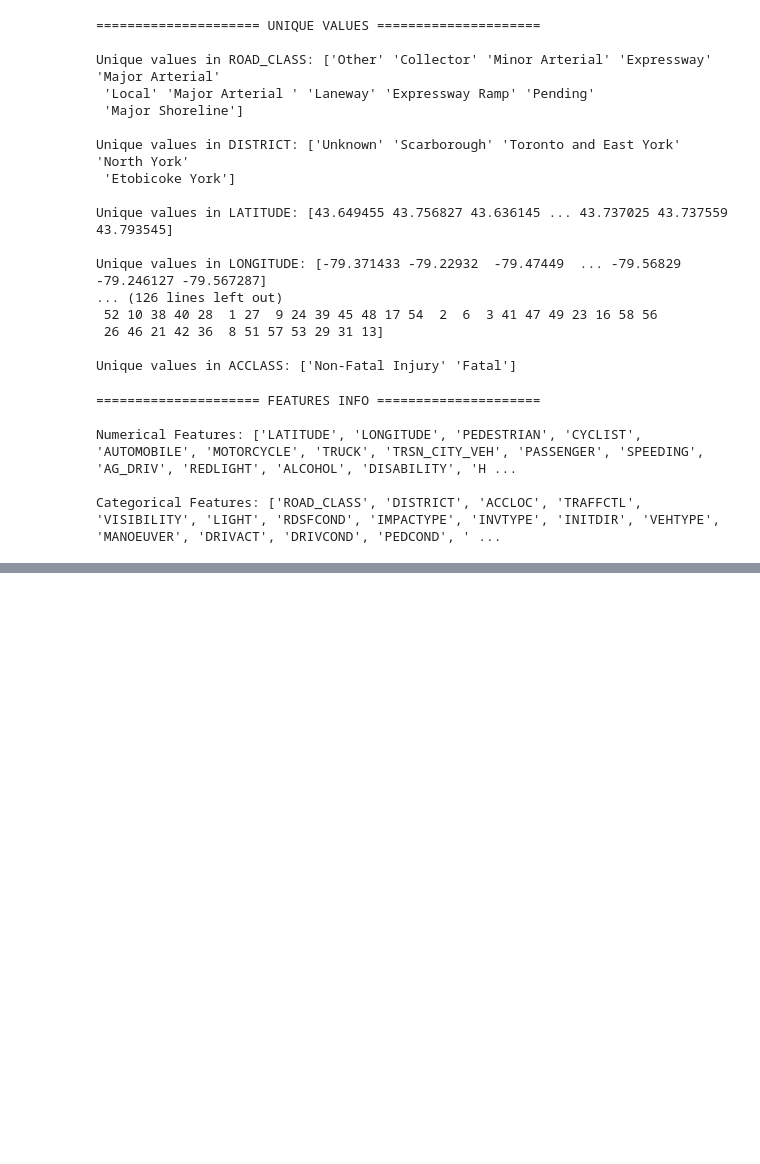
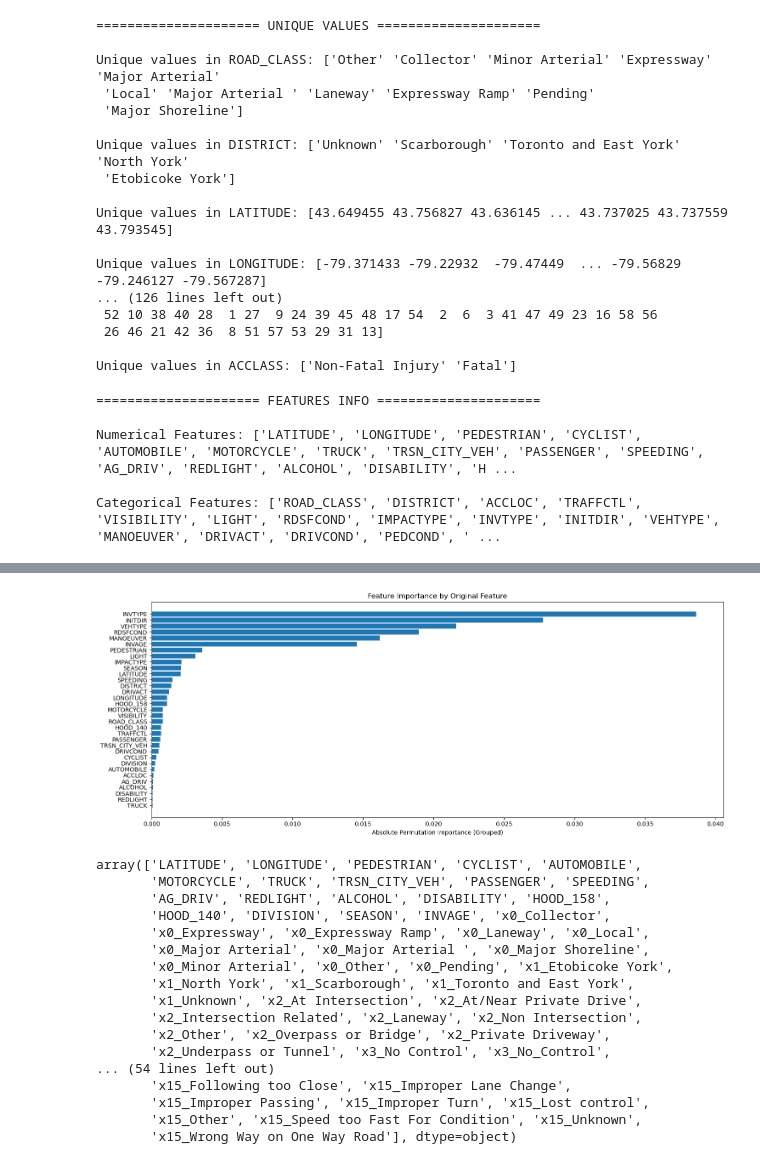
Before and after one commit to jdacenca/toronto-accident-prediction, a Jupyter notebook: SVM/notebook/ensemble/ensemble_v2/ensemble_oversampling.ipynb, the cells around one changed output, grey strips where cells are left out. Cells and saved outputs as stored; diff of their text form; code cells hidden in the pictures; blank space fills up the shorter version.

```diff
--- a/SVM/notebook/ensemble/ensemble_v2/ensemble_oversampling.ipynb
+++ b/SVM/notebook/ensemble/ensemble_v2/ensemble_oversampling.ipynb
@@ -602,0 +618,36 @@ Voting Classifier - Soft Voting: Accuracy on Unseen Data: 61.34%
+# %%
+# Compute permutation importance
+perm_importance = permutation_importance(trained_classifier[5], X_train, y_train)
+# %%
+num_features_transformed = preprocessor.named_transformers_['num'].get_feature_names_out()
+cat_features_transformed = preprocessor.named_transformers_['cat'].named_steps['encoder'].get_feature_names_out()
+all_transformed_features = np.concatenate([num_features_transformed, cat_features_transformed])
+
+original_feature_mapping = []
+
+for name in num_features_transformed:
+    original_feature_mapping.append(name.split("__")[-1])  # or just name if already clean
+
+for name in cat_features_transformed:
+    prefix = name.split("_")[0]  # e.g., x0
+    idx = int(prefix[1:])        # removes 'x', gives 0
+    original_feature_mapping.append(feature_names[idx])
+
+abs_importance_mean = np.abs(perm_importance.importances_mean)
+importance_df = pd.DataFrame({
+    "Transformed Feature": all_transformed_features,
+    "Original Feature": original_feature_mapping,
+    "Importance": abs_importance_mean
+})
+
+# Step 4: Group by original features and sum importances
+grouped_importance = (
+    importance_df
+    .groupby("Original Feature")["Importance"]
+    .sum()
+    .sort_values(ascending=False)
+    .reset_index()
+)
+
+# # Step 5: Save and plot
+print(grouped_importance)
@@ -602,0 +672,28 @@ Voting Classifier - Soft Voting: Accuracy on Unseen Data: 61.34%
+# %%
+plt.figure(figsize=(15, 6))
+plt.barh(grouped_importance["Original Feature"], grouped_importance["Importance"])
+plt.xlabel("Absolute Permutation Importance (Grouped)")
+plt.title("Feature Importance by Original Feature")
+plt.gca().invert_yaxis()
+plt.tight_layout()
+plt.show()
+all_transformed_features
+# %% [output]
+[figure, added]
+array(['LATITUDE', 'LONGITUDE', 'PEDESTRIAN', 'CYCLIST', 'AUTOMOBILE',
+       'MOTORCYCLE', 'TRUCK', 'TRSN_CITY_VEH', 'PASSENGER', 'SPEEDING',
+       'AG_DRIV', 'REDLIGHT', 'ALCOHOL', 'DISABILITY', 'HOOD_158',
+       'HOOD_140', 'DIVISION', 'SEASON', 'INVAGE', 'x0_Collector',
+       'x0_Expressway', 'x0_Expressway Ramp', 'x0_Laneway', 'x0_Local',
+       'x0_Major Arterial', 'x0_Major Arterial ', 'x0_Major Shoreline',
+       'x0_Minor Arterial', 'x0_Other', 'x0_Pending', 'x1_Etobicoke York',
+       'x1_North York', 'x1_Scarborough', 'x1_Toronto and East York',
+       'x1_Unknown', 'x2_At Intersection', 'x2_At/Near Private Drive',
+       'x2_Intersection Related', 'x2_Laneway', 'x2_Non Intersection',
+       'x2_Other', 'x2_Overpass or Bridge', 'x2_Private Driveway',
+       'x2_Underpass or Tunnel', 'x3_No Control', 'x3_No_Control',
+... (54 lines left out)
+       'x15_Following too Close', 'x15_Improper Lane Change',
+       'x15_Improper Passing', 'x15_Improper Turn', 'x15_Lost control',
+       'x15_Other', 'x15_Speed too Fast For Condition', 'x15_Unknown',
+       'x15_Wrong Way on One Way Road'], dtype=object)
```
Also changed, not shown: parts of 15 cells of this notebook, 44 other files.
